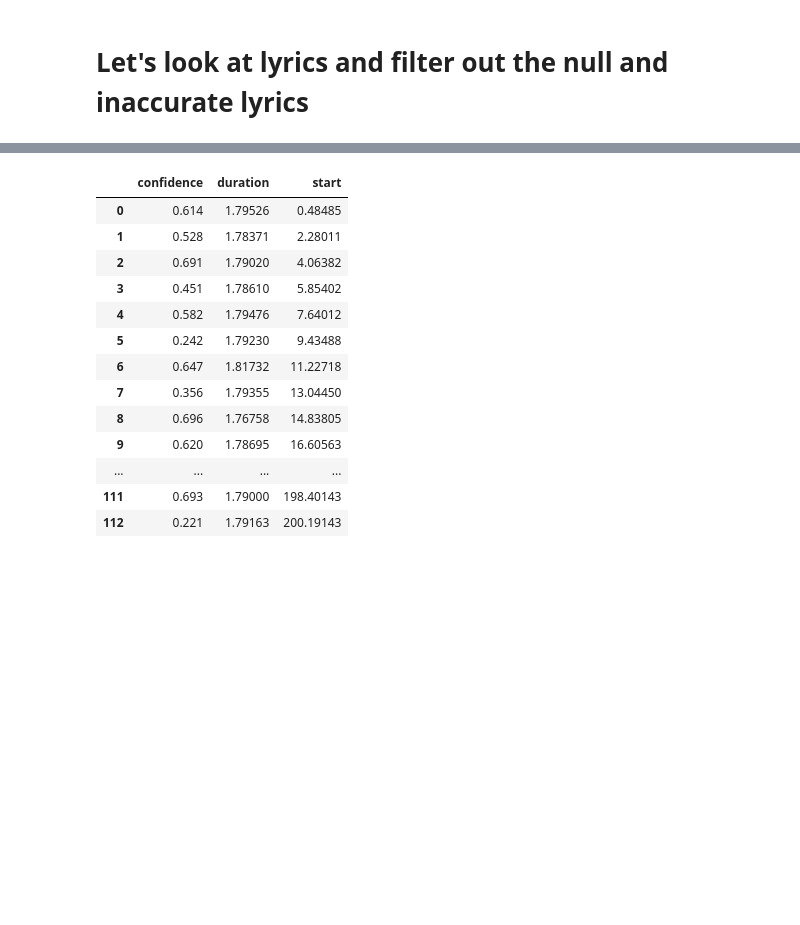
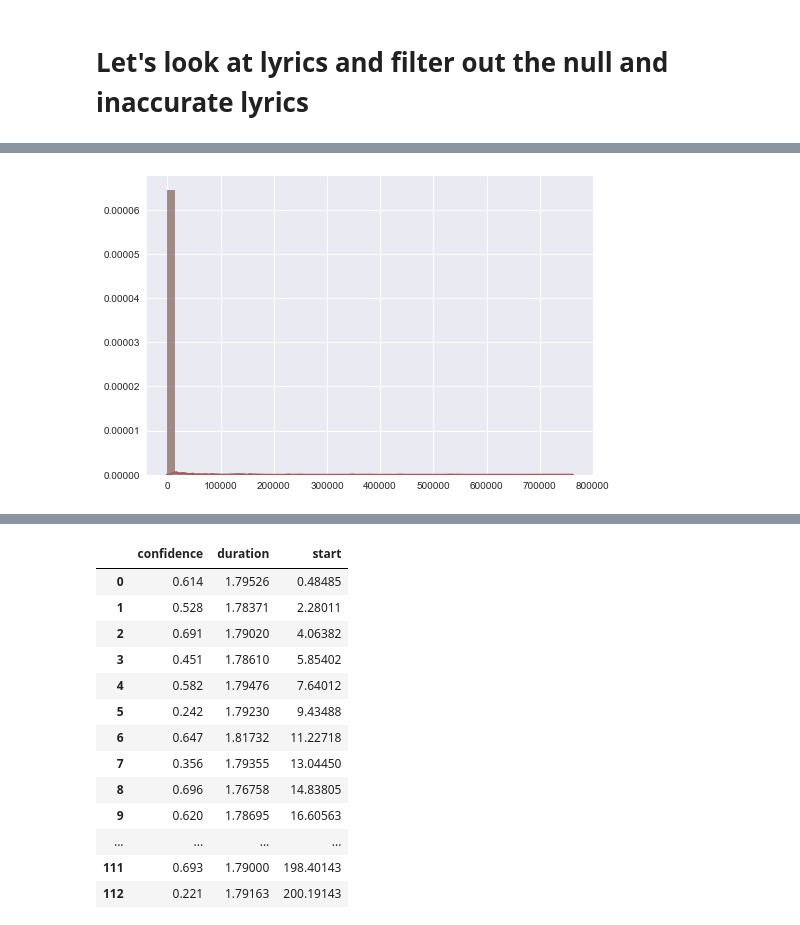
Before and after one commit to majickdave/thinkful-musicmind, a Jupyter notebook: thinkful.ipynb, the cells around one changed output, grey strips where cells are left out. Cells and saved outputs as stored; diff of their text form; code cells hidden in the pictures; blank space fills up the shorter version.

```diff
--- a/thinkful.ipynb
+++ b/thinkful.ipynb
@@ -59,3 +92,11 @@ new['lyrics'] = lyrics
+# %%
+import seaborn as sns
+import matplotlib.pyplot as plt
+
+g = sns.distplot()
+plt.show()
+# %% [output]
+[figure, added]
 # %%
 import nltk
 # %%
```
Also changed, not shown: parts of 4 cells of this notebook.
